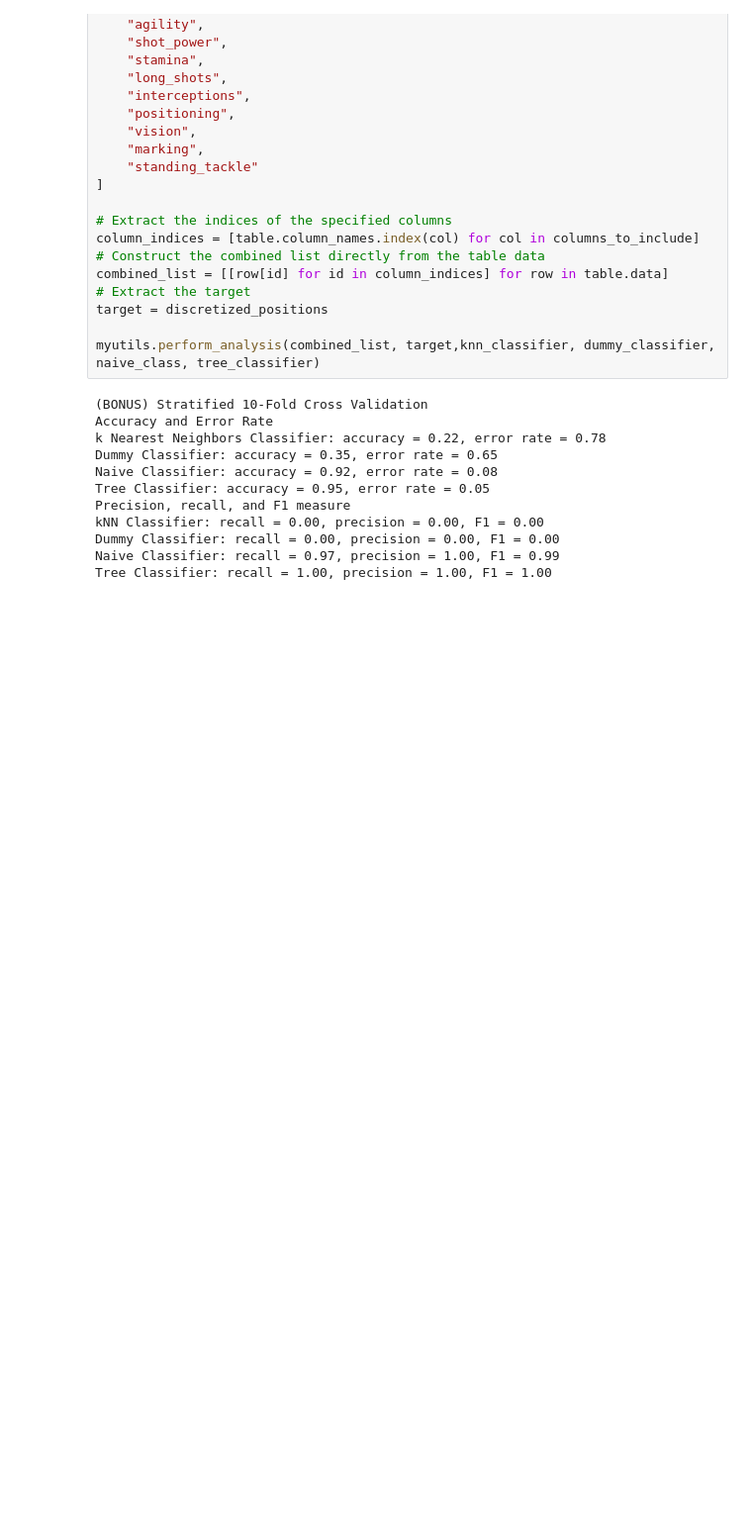
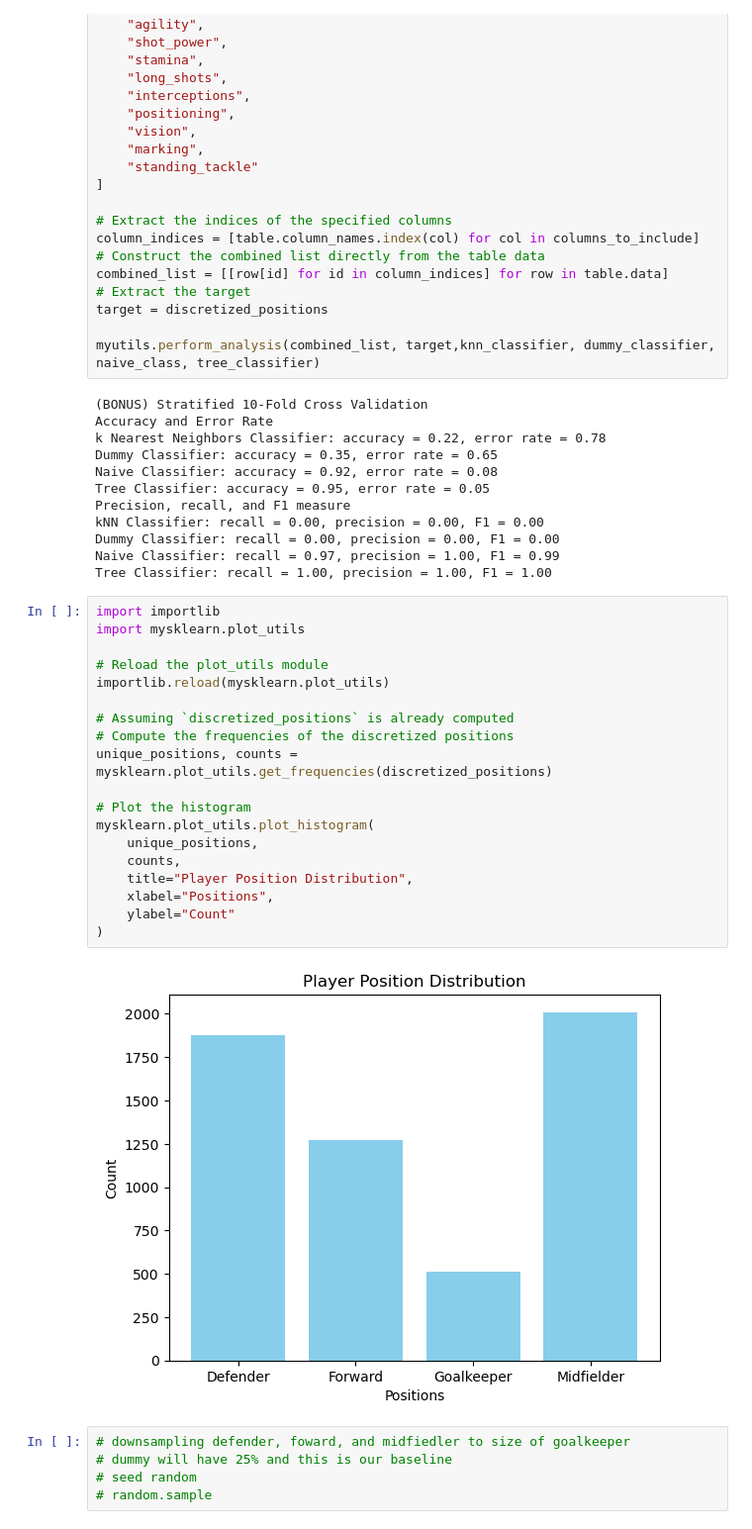
Before and after one commit to HarrisonRS23/CPSC322-Final-Project, a Jupyter notebook: ProjectDemo.ipynb, the cells around one changed output. Shown at 99% size. Drawn from its saved outputs; the diff is of its cells as text; blank space fills up the shorter version.

Commit message:
add plotting

```diff
--- a/ProjectDemo.ipynb
+++ b/ProjectDemo.ipynb
@@ -164,3 +164,29 @@ kNN Classifier: recall = 0.00, precision = 0.00, F1 = 0.00
 Dummy Classifier: recall = 0.00, precision = 0.00, F1 = 0.00
 Naive Classifier: recall = 0.97, precision = 1.00, F1 = 0.99
 Tree Classifier: recall = 1.00, precision = 1.00, F1 = 1.00
+# %%
+import importlib
+import mysklearn.plot_utils
+
+# Reload the plot_utils module
+importlib.reload(mysklearn.plot_utils)
+
+# Assuming `discretized_positions` is already computed
+# Compute the frequencies of the discretized positions
+unique_positions, counts = mysklearn.plot_utils.get_frequencies(discretized_positions)
+
+# Plot the histogram
+mysklearn.plot_utils.plot_histogram(
+    unique_positions,
+    counts,
+    title="Player Position Distribution",
+    xlabel="Positions",
+    ylabel="Count"
+)
+# %% [output]
+[figure, added]
+# %%
+# downsampling defender, foward, and midfiedler to size of goalkeeper
+# dummy will have 25% and this is our baseline
+# seed random
+# random.sample
```
Also changed, not shown: 1 other file.
